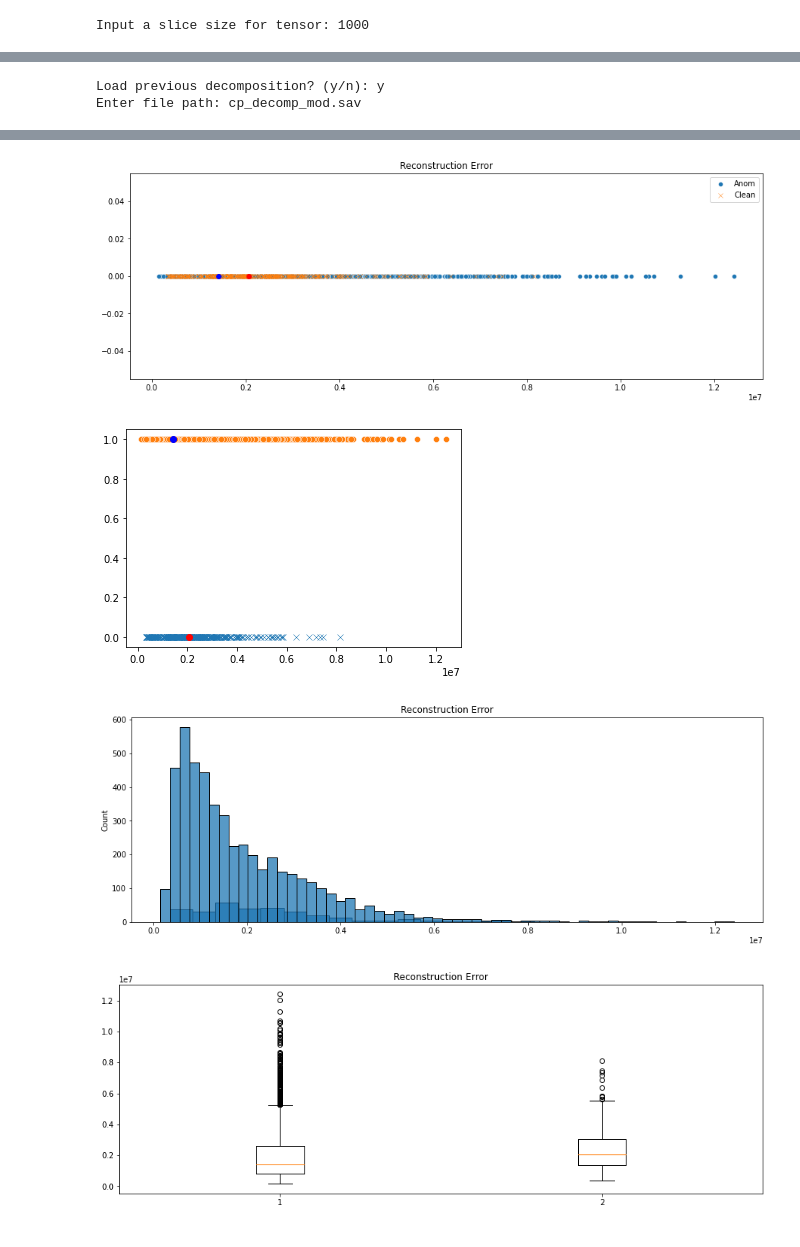
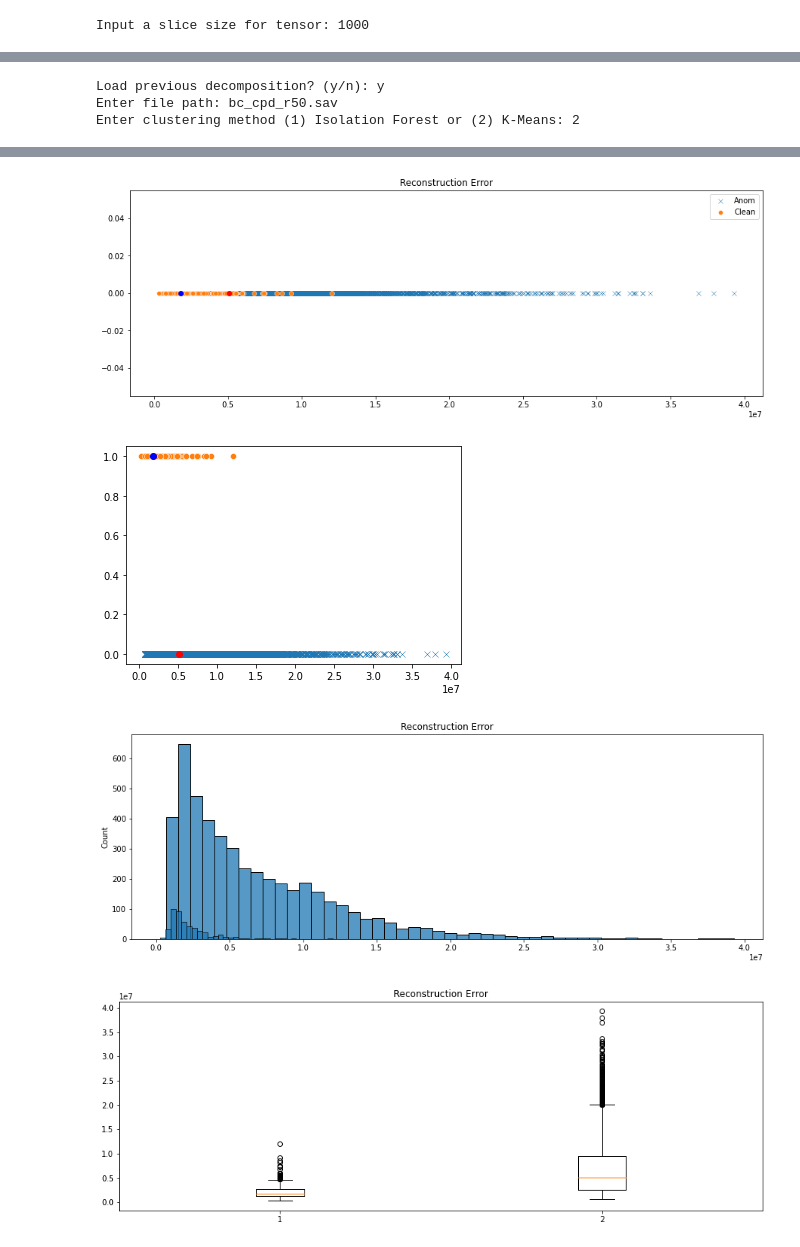
Before and after one commit to ZubairQazi/Anomaly_Detection, a Jupyter notebook: Decomp_Pipeline.ipynb, the cells around one changed output, grey strips where cells are left out. Saved outputs shown, nothing was run; the diff lists cells and outputs as text; code cells hidden in the pictures.

Commit message:
Testing more clustering methods

```diff
--- a/Decomp_Pipeline.ipynb
+++ b/Decomp_Pipeline.ipynb
@@ -162,18 +163,18 @@ for rank in ranks:
         path = input('Enter file name to save as: ') + '.sav'
         decomp = input('Select Tucker (1) or CP (2) decomposition: ')
         if decomp == '1':
-            result = tucker(cube[0].numpy(), rank=rank)
+            core, factors = tucker(cube[0].numpy(), rank=rank)
         elif decomp == '2':
-            result = constrained_parafac(cube[0].numpy(), rank=rank)
+            weights, factors = constrained_parafac(cube[0].numpy(), rank=rank)
         saved_model = open(path, 'wb')
-        pickle.dump(result, saved_model)
+        pickle.dump(factors, saved_model)
         saved_model.close()
     else:
         with open(input('Enter file path: '), 'rb') as f:
-            result = pickle.load(f)
+            factors = pickle.load(f)
             f.close()
 
-    core, factors = result
+    clus_method = input('Enter clustering method (1) Isolation Forest or (2) K-Means: ')
 
     A, B, C = factors
     A, B, C, = np.array(A), np.array(B), np.array(C)
@@ -232,19 +233,28 @@ for rank in ranks:
 
     results = np.array(results).reshape(-1, 1)
 
-    kmeans = KMeans(n_clusters=2, random_state=1).fit(results)
-
-    plt.figure(figsize=(15,5))
-    plt.title('K-Means')
-    sns.scatterplot(x=results.flatten(), y=np.zeros(len(results)), hue=kmeans.labels_)
-    plt.scatter([np.median(results_anom)], 0, c='red')
-    plt.scatter([np.median(results_clean)], 0, c='blue')
+    if clus_method == '1':
+        ifor = IsolationForest()
+        pred = ifor.fit_predict(results)
+        labels = [1 if p == -1 else 0 for p in pred]
+        plt.title('IF Clustering')
+        sns.scatterplot(x=results.flatten(), y=np.zeros(len(results)), hue=labels)
+        plt.scatter([np.median(results_anom)], 0, c='red')
+        plt.scatter([np.median(results_clean)], 0, c='blue')
+    elif clus_method == '2':
+        plt.figure(figsize=(15,5))
+        plt.title('K-Means')
+        kmeans = KMeans(n_clusters=2, random_state=1).fit(results)
+        sns.scatterplot(x=results.flatten(), y=np.zeros(len(results)), hue=kmeans.labels_)
+        plt.scatter([np.median(results_anom)], 0, c='red')
+        plt.scatter([np.median(results_clean)], 0, c='blue')
+        labels = kmeans.labels_
 
     print(np.unique(true_labels, return_counts=True))
-    print(np.unique(kmeans.labels_, return_counts=True))
+    print(np.unique(labels, return_counts=True))
 
-    print('F1 Score:')
-    print(f1_score(true_labels, kmeans.labels_))
+    print(classification_report(true_labels, labels))
 # %% [output]
 Load previous decomposition? (y/n): y
-Enter file path: cp_decomp_mod.sav
+Enter file path: bc_cpd_r50.sav
+Enter clustering method (1) Isolation Forest or (2) K-Means: 2
@@ -255,4 +271,4 @@ F1 Score:
-[figure, old version]
+[figure, new version]
-[figure, old version]
+[figure, new version]
-[figure, old version]
+[figure, new version]
-[figure, old version]
+[figure, new version]
```
Also changed, not shown: parts of 6 cells of this notebook, 1 other file.
